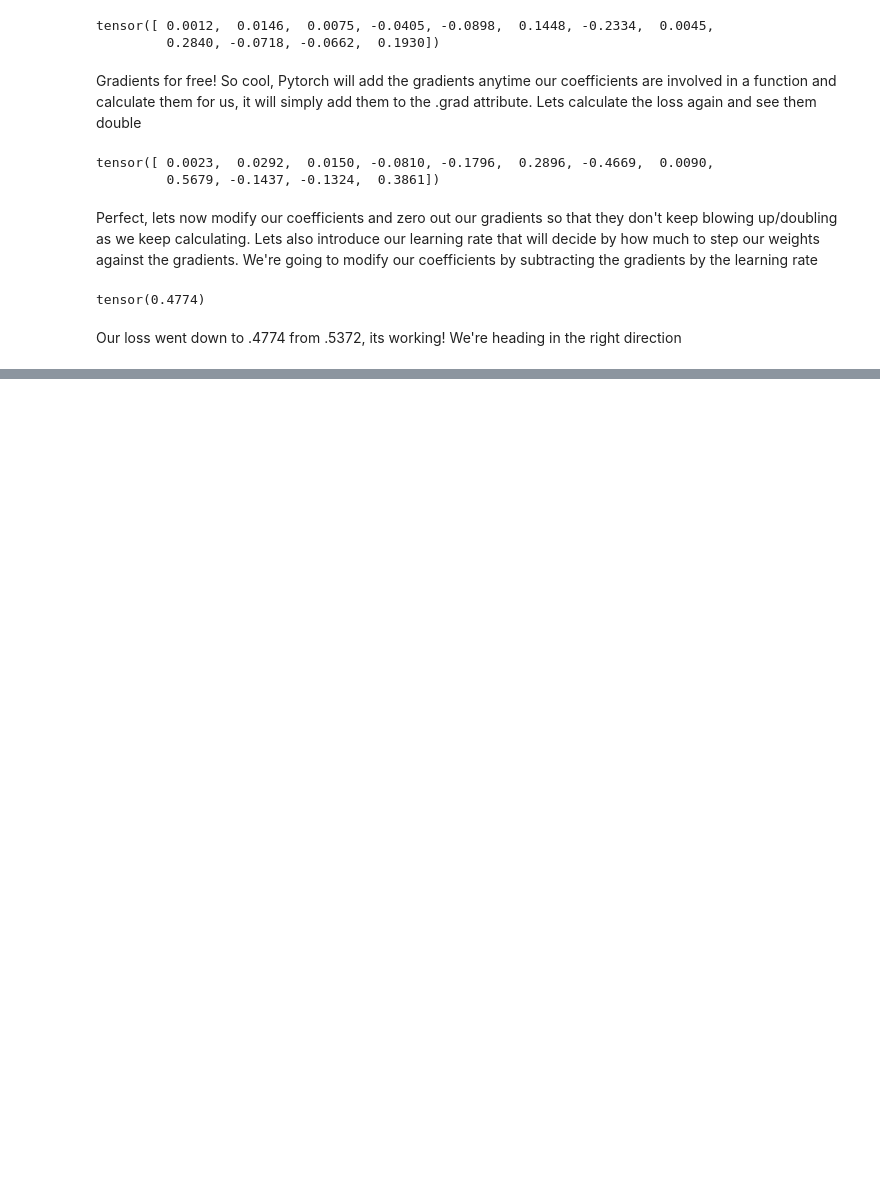
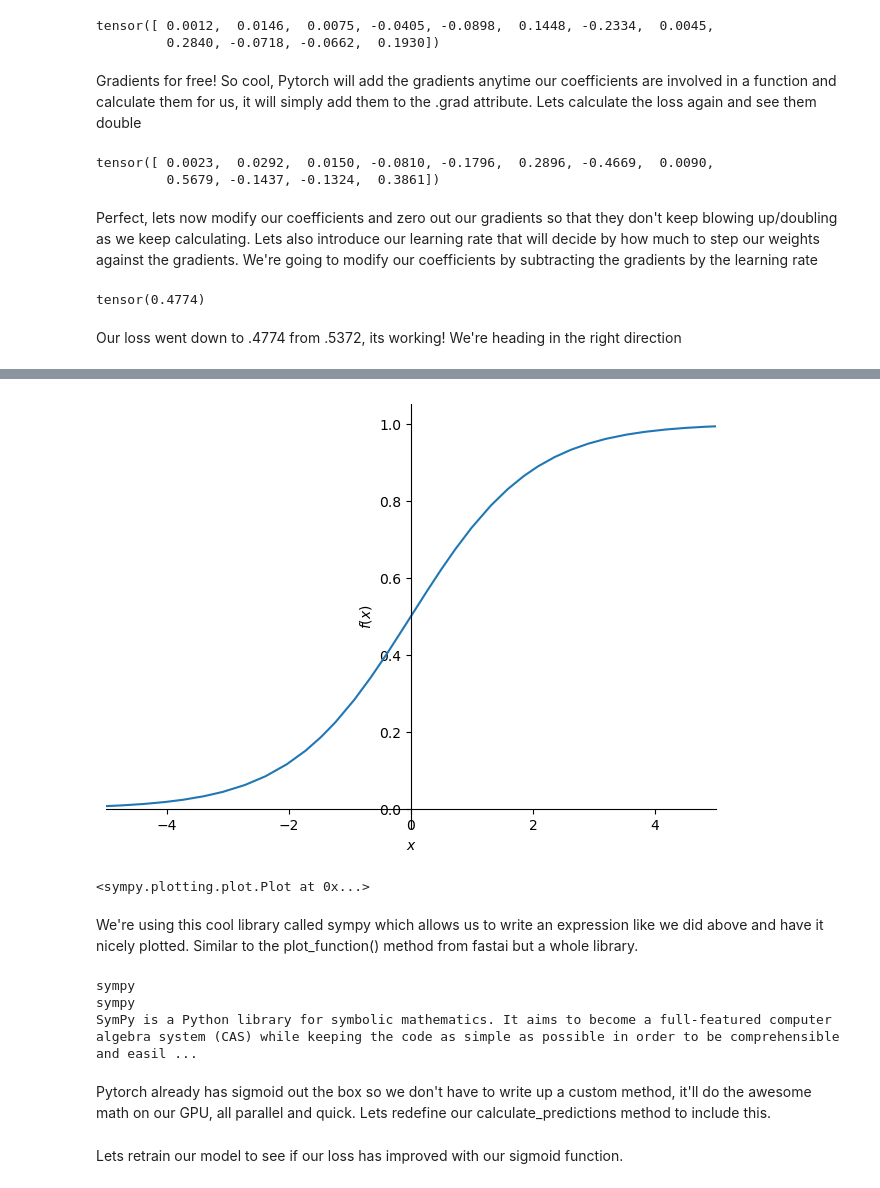
Before and after one commit to nglillywhite/blog, a Jupyter notebook: posts/2023-01-20-Fastai Lesson 5.ipynb, the cells around one changed output, grey strips where cells are left out. Saved outputs shown, nothing was run; the diff lists cells and outputs as text; code cells hidden in the pictures; blank space fills up the shorter version.

```diff
--- a/posts/2023-01-20-Fastai Lesson 5.ipynb
+++ b/posts/2023-01-20-Fastai Lesson 5.ipynb
@@ -404,0 +514,16 @@ Our loss went down to .4774 from .5372, its working! We're heading in the right
+# %%
+import sympy
+sympy.plot("1/(1+exp(-x))",xlim=(-5,5))
+# %% [output]
+[figure, added]
+<sympy.plotting.plot.Plot at 0x...>
+# %% [markdown]
+We're using this cool library called sympy which allows us to write an expression like we did above and have it nicely plotted. Similar to the plot_function() method from fastai but a whole library.
+# %%
+doc(sympy)
+# %% [output]
+sympy
+sympy
+SymPy is a Python library for symbolic mathematics. It aims to become a full-featured computer algebra system (CAS) while keeping the code as simple as possible in order to be comprehensible and easil ...
+# %% [markdown]
+Pytorch already has sigmoid out the box so we don't have to write up a custom method, it'll do the awesome math on our GPU, all parallel and quick. Lets redefine our calculate_predictions method to include this.
@@ -404,0 +532,2 @@ Our loss went down to .4774 from .5372, its working! We're heading in the right
+# %% [markdown]
+Lets retrain our model to see if our loss has improved with our sigmoid function.
```
Also changed, not shown: parts of 68 cells of this notebook, 1 other file.
